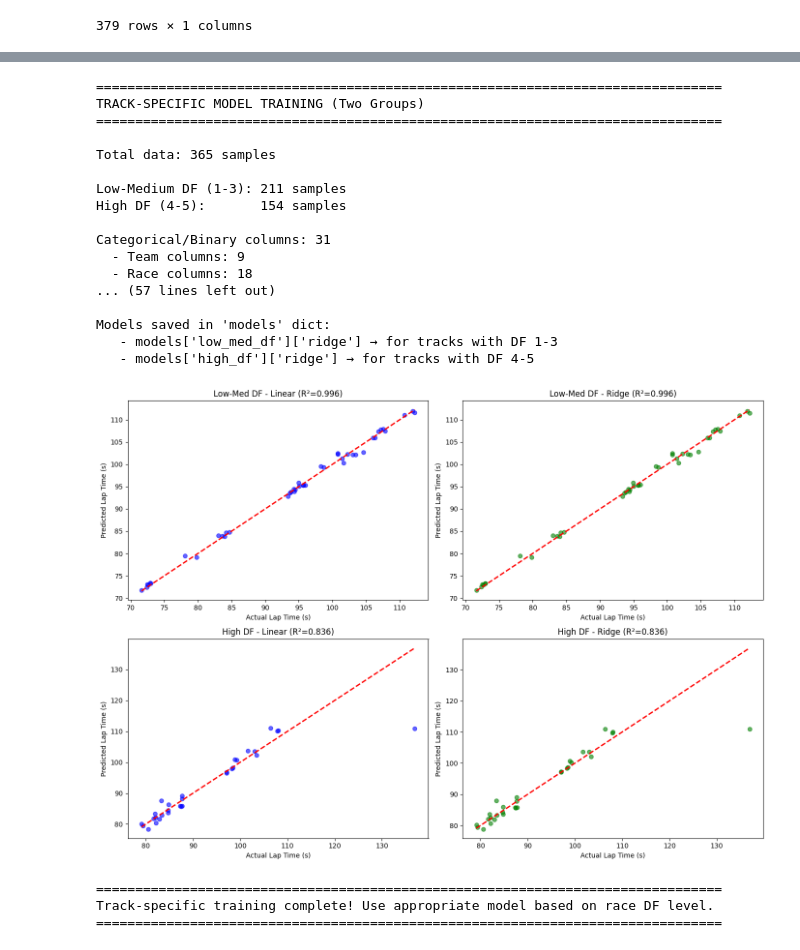
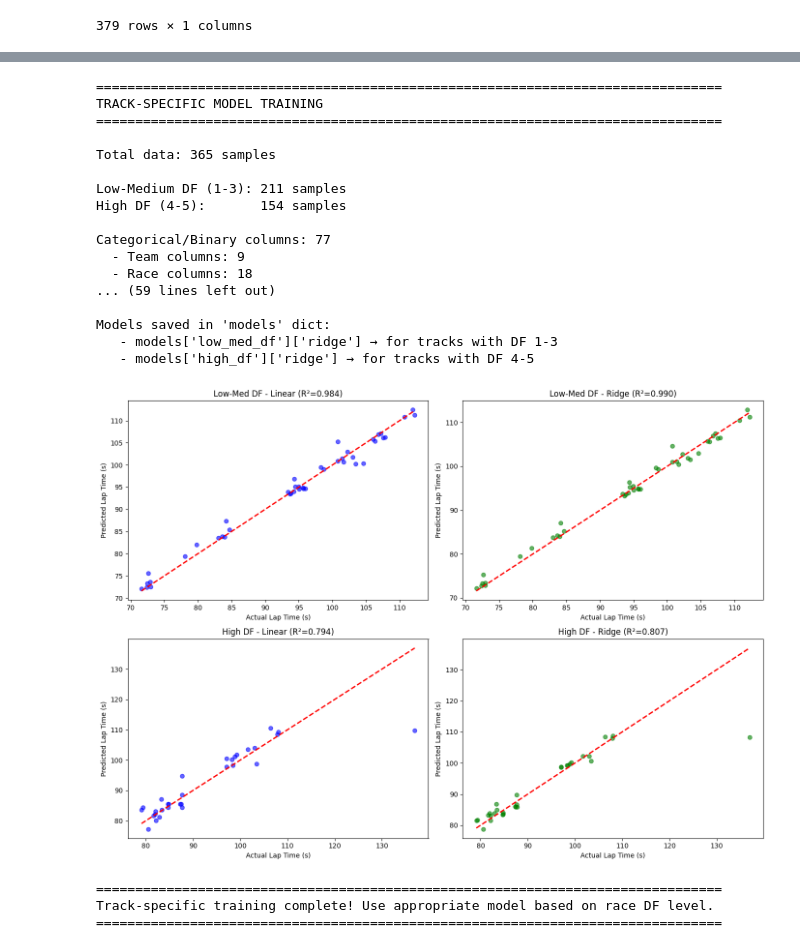
Before and after one commit to crystalcheong/formula-uno, a Jupyter notebook: prediction_notebooks/usgp_prediction.ipynb, the cells around one changed output, grey strips where cells are left out. Cells and saved outputs as stored; diff of their text form; code cells hidden in the pictures.

```diff
--- a/prediction_notebooks/usgp_prediction.ipynb
+++ b/prediction_notebooks/usgp_prediction.ipynb
@@ -421,6 +359,6 @@ train_df.head()
 # %%
-#Drop Time, Laps, Time (s)
+#Drop Time, Laps, Time (s), and GridPosition (now using one-hot encoded version)
 
-train_df.drop(columns=['Time', 'Laps', 'Time (s)'],inplace=True)
+train_df.drop(columns=['Time', 'Laps', 'Time (s)', 'GridPosition'],inplace=True)
 train_df
 # %% [output]
@@ -498,7 +431,6 @@ Index(['Driver', 'TeamId', 'GridPosition', 'TotalSectorTime (s)',
 # %%
 # TRACK-SPECIFIC MODEL TRAINING
 # Two groups: Low-Medium DF (1-3) and High DF (4-5)
-
 from sklearn.linear_model import LinearRegression, Ridge
 from sklearn.model_selection import train_test_split, cross_val_score, KFold, cross_validate, GridSearchCV
 from sklearn.metrics import mean_absolute_error, mean_squared_error, r2_score
@@ -506,58 +438,53 @@ from sklearn.preprocessing import StandardScaler
 import numpy as np
 import pandas as pd
 import matplotlib.pyplot as plt
-
 print("="*80)
-print("TRACK-SPECIFIC MODEL TRAINING (Two Groups)")
+print("TRACK-SPECIFIC MODEL TRAINING")
 print("="*80)
-
 # Prepare data
 drivers = train_df['Driver'].copy()
-X_init = train_df.drop(columns=['Driver', 'TeamId', 'Race', 'TotalSectorTime (s)', 'Year'])
+X_init = train_df.drop(columns=['Driver', 'TeamId', 'Race', 'Year'])
 X_init = X_init.fillna(0)
-
 # Reset indices
 X_reset = X_init.reset_index(drop=True)
 y_reset = y.reset_index(drop=True)
 drivers_reset = drivers.reset_index(drop=True)
-
 # Remove NaN values
 valid_indices = y_reset.notna().squeeze()
 X_clean = X_reset[valid_indices]
 y_clean = y_reset[valid_indices]
 drivers_clean = drivers_reset[valid_indices]
-
 print(f"\nTotal data: {len(X_clean)} samples")
-
 # Define track groups based on Downforce Level
+# Boolean masks are created for easier data filtering (similar to image masking techniques)
 low_med_df_mask = X_clean['Downforce_Level'] <= 3
 high_df_mask = X_clean['Downforce_Level'] >= 4
-
 # Split data by track group
 X_low_med = X_clean[low_med_df_mask].copy()
 y_low_med = y_clean[low_med_df_mask].copy()
 drivers_low_med = drivers_clean[low_med_df_mask].copy()
-
 X_high = X_clean[high_df_mask].copy()
 y_high = y_clean[high_df_mask].copy()
 drivers_high = drivers_clean[high_df_mask].copy()
-
 print(f"\nLow-Medium DF (1-3): {len(X_low_med)} samples")
 print(f"High DF (4-5):       {len(X_high)} samples")
-
-# Define categorical columns (binary/ordinal - won't be normalized)
-categorical_columns = ['Year_encoded', 'Is_US', 'Downforce_Level', 'Rain']
-
+# Define categorical columns (binary/ordinal - won't be normalised)
+categorical_columns = ['Year_encoded', 'Is_US', 'Downforce_Level', 'Rain','Year']
 # OneHot columns are also treated as categorical (they're already 0/1)
 team_columns = [col for col in X_clean.columns if col.startswith('Team_')]
 race_columns = [col for col in X_clean.columns if col.startswith('Race_')]
+gridpos_columns = [col for col in X_clean.columns if col.startswith('GridPos_')]
+driver_columns = [col for col in X_clean.columns if col.startswith('Driver_')]
 categorical_columns.extend(team_columns)
 categorical_columns.extend(race_columns)
-
+categorical_columns.extend(gridpos_columns)
+categorical_columns.extend(driver_columns)
+# CRITICAL: Driver is categorical
 print(f"\nCategorical/Binary columns: {len(categorical_columns)}")
 print(f"  - Team columns: {len(team_columns)}")
 print(f"  - Race columns: {len(race_columns)}")
-
+print(f"  - GridPos columns: {len(gridpos_columns)}")
+print(f"  - Driver columns: {len(driver_columns)}")
 # Store models
 models = {}
 
@@ -611,7 +538,6 @@ print("\n--- Ridge Regression ---")
 print(f"Train MAE: {mean_absolute_error(y_train_lm, ridge_train_pred_lm):.3f}s")
 print(f"Test MAE:  {mean_absolute_error(y_test_lm, ridge_test_pred_lm):.3f}s")
 print(f"Test R²:   {r2_score(y_test_lm, ridge_test_pred_lm):.3f}")
-
 # 5-Fold Cross Validation
 cv_folds = KFold(n_splits=5, shuffle=True, random_state=42)
 scoring = ['neg_mean_absolute_error', 'r2']
@@ -626,7 +552,6 @@ print(f"Linear - CV MAE: {-lr_cv_lm['test_neg_mean_absolute_error'].mean():.3f}
 print(f"Linear - CV R²:  {lr_cv_lm['test_r2'].mean():.3f} ± {lr_cv_lm['test_r2'].std():.3f}")
 print(f"Ridge  - CV MAE: {-ridge_cv_lm['test_neg_mean_absolute_error'].mean():.3f} ± {ridge_cv_lm['test_neg_mean_absolute_error'].std():.3f}")
 print(f"Ridge  - CV R²:  {ridge_cv_lm['test_r2'].mean():.3f} ± {ridge_cv_lm['test_r2'].std():.3f}")
-
 # Store models
 models['low_med_df'] = {
     'linear': lr_model_lm,
@@ -634,7 +559,9 @@ models['low_med_df'] = {
     'scaler': scaler_low_med,
     'downforce_range': (1, 3),
     'team_columns': team_columns,
-    'race_columns': race_columns
+    'race_columns': race_columns,
+    'gridpos_columns': gridpos_columns,
+    'driver_columns': driver_columns
 }
 
 # ============================================================================
@@ -703,7 +630,9 @@ models['high_df'] = {
     'scaler': scaler_high,
     'downforce_range': (4, 5),
     'team_columns': team_columns,
-    'race_columns': race_columns
+    'race_columns': race_columns,
+    'gridpos_columns': gridpos_columns,
+    'driver_columns': driver_columns,
 }
 
 # ============================================================================
@@ -721,9 +650,9 @@ print(f"│ High DF (4-5)           │    {r2_score(y_test_h, lr_test_pred_h):.
 print("└─────────────────────────┴──────────────┴──────────────┴──────────────┘")
 
 print("\nModels saved in 'models' dict:")
+
 print("   - models['low_med_df']['ridge'] → for tracks with DF 1-3")
 print("   - models['high_df']['ridge'] → for tracks with DF 4-5")
-
 # Visualization
 fig, axes = plt.subplots(2, 2, figsize=(14, 10))
 
@@ -733,6 +662,7 @@ axes[0, 0].plot([y_test_lm.min(), y_test_lm.max()], [y_test_lm.min(), y_test_lm.
 axes[0, 0].set_xlabel('Actual Lap Time (s)')
 axes[0, 0].set_ylabel('Predicted Lap Time (s)')
 axes[0, 0].set_title(f'Low-Med DF - Linear (R²={r2_score(y_test_lm, lr_test_pred_lm):.3f})')
+
 
 # Low-Med DF - Ridge
 axes[0, 1].scatter(y_test_lm, ridge_test_pred_lm, alpha=0.6, color='green')
@@ -749,37 +679,37 @@ axes[1, 0].set_ylabel('Predicted Lap Time (s)')
 axes[1, 0].set_title(f'High DF - Linear (R²={r2_score(y_test_h, lr_test_pred_h):.3f})')
 
 # High DF - Ridge
 axes[1, 1].scatter(y_test_h, ridge_test_pred_h, alpha=0.6, color='green')
 axes[1, 1].plot([y_test_h.min(), y_test_h.max()], [y_test_h.min(), y_test_h.max()], 'r--', lw=2)
 axes[1, 1].set_xlabel('Actual Lap Time (s)')
 axes[1, 1].set_ylabel('Predicted Lap Time (s)')
 axes[1, 1].set_title(f'High DF - Ridge (R²={r2_score(y_test_h, ridge_test_pred_h):.3f})')
 
 plt.tight_layout()
 plt.show()
 
 print("\n" + "="*80)
 print("Track-specific training complete! Use appropriate model based on race DF level.")
 print("="*80)
 # %% [output]
 ================================================================================
-TRACK-SPECIFIC MODEL TRAINING (Two Groups)
+TRACK-SPECIFIC MODEL TRAINING
 ================================================================================
 
 Total data: 365 samples
 
 Low-Medium DF (1-3): 211 samples
 High DF (4-5):       154 samples
 
-Categorical/Binary columns: 31
+Categorical/Binary columns: 77
   - Team columns: 9
   - Race columns: 18
-... (57 lines left out)
+... (59 lines left out)
 
 Models saved in 'models' dict:
    - models['low_med_df']['ridge'] → for tracks with DF 1-3
    - models['high_df']['ridge'] → for tracks with DF 4-5
-[figure, old version]
+[figure, new version]
 ================================================================================
 Track-specific training complete! Use appropriate model based on race DF level.
 ================================================================================
```
Also changed, not shown: parts of 25 cells of this notebook, 2 other files.
